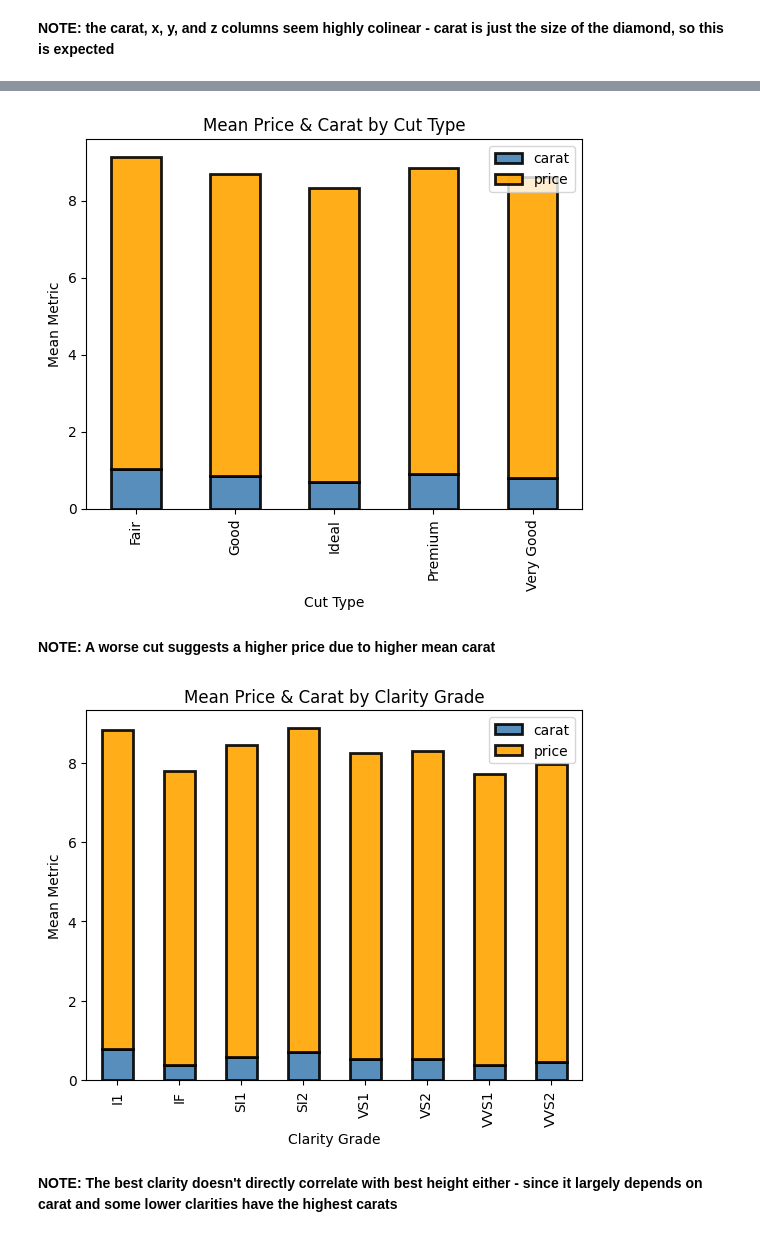
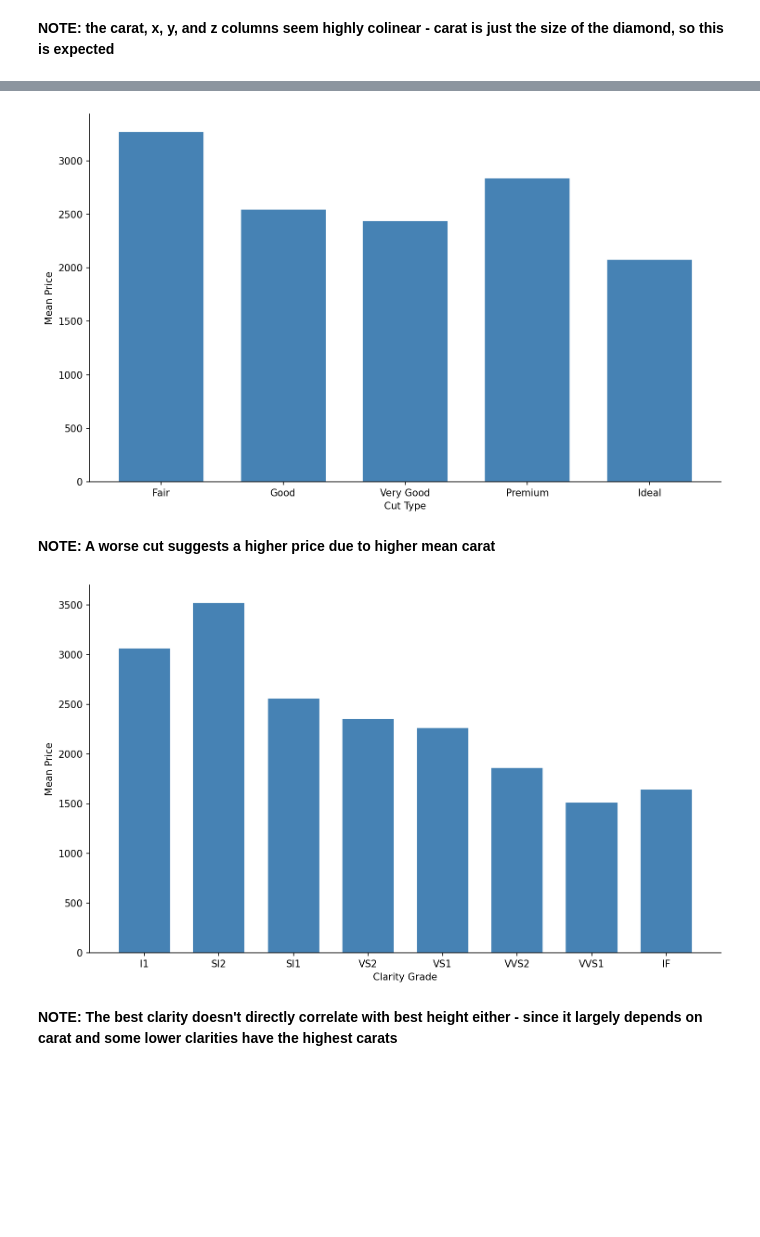
Before and after one commit to hxza1fa/AI-Internship, a Jupyter notebook: week4/machine-learning/unsupervised/diamonds-2022-clustering.ipynb, the cells around one changed output, grey strips where cells are left out. Drawn from its saved outputs; the diff is of its cells as text; code cells hidden in the pictures; blank space fills up the shorter version.

```diff
--- a/week4/machine-learning/unsupervised/diamonds-2022-clustering.ipynb
+++ b/week4/machine-learning/unsupervised/diamonds-2022-clustering.ipynb
@@ -175,36 +199,77 @@ plt.show()
 # %%
-# See the mean price per cut
+import os
 
-untransformed_carat = np.expm1(df['carat'])
-transformed_carat = df['carat'].copy()
+output_dir = "/home/huzaifa/Downloads/img"
+os.makedirs(output_dir, exist_ok=True)
 
-df['carat'] = untransformed_carat
+fig, ax = plt.subplots(figsize=(10, 6), dpi=150)
 
-cut_type_metrics = df.groupby('cut')[['carat', 'price']].mean()
+price_by_cut = df.groupby("cut")["price"].mean()
+order = ["Fair", "Good", "Very Good", "Premium", "Ideal"]
+price_by_cut = price_by_cut.reindex(order)
 
-cut_type_metrics.plot(kind='bar', stacked=True, color=['steelblue', 'orange'], linewidth=2, edgecolor='black', alpha=0.9)
-plt.title('Mean Price & Carat by Cut Type')
-plt.xlabel('Cut Type')
-plt.ylabel('Mean Metric')
+ax.bar(
+    price_by_cut.index,
+    np.expm1(price_by_cut.values),
+    color="steelblue",
+    edgecolor="white",
+    linewidth=0.8,
+    width=0.7,
+)
+
+ax.set_title("")
+ax.set_xlabel("Cut Type")
+ax.set_ylabel("Mean Price")
+sns.despine(ax=ax)
+
+plt.tight_layout()
+plt.savefig(
+    os.path.join(output_dir, "mean_price_by_cut.png"),
+    dpi=200,
+    bbox_inches="tight",
+    facecolor="white",
+)
 plt.show()
-
-df['carat'] = transformed_carat
 # %% [output]
-[figure, old version]
+[figure, new version]
 # %% [markdown]
 **NOTE: A worse cut suggests a higher price due to higher mean carat**
 # %%
-# Plot mean price by clarity grade
+import os
 
-price_by_clarity = df.groupby('clarity')[['carat', 'price']].mean()
+output_dir = "/home/huzaifa/Downloads/img"
+os.makedirs(output_dir, exist_ok=True)
 
-price_by_clarity.plot(kind='bar', stacked=True, color=['steelblue', 'orange'], linewidth=2, edgecolor='black', alpha=0.9)
-plt.title('Mean Price & Carat by Clarity Grade')
-plt.xlabel('Clarity Grade')
-plt.ylabel('Mean Metric')
+fig, ax = plt.subplots(figsize=(10, 6), dpi=150)
+
+price_by_clarity = df.groupby("clarity")["price"].mean()
+order = ["I1", "SI2", "SI1", "VS2", "VS1", "VVS2", "VVS1", "IF"]
+price_by_clarity = price_by_clarity.reindex(order)
+
+ax.bar(
+    price_by_clarity.index,
+    np.expm1(price_by_clarity.values),
+    color="steelblue",
+    edgecolor="white",
+    linewidth=0.8,
+    width=0.7,
+)
+
+ax.set_title("")
+ax.set_xlabel("Clarity Grade")
+ax.set_ylabel("Mean Price")
+sns.despine(ax=ax)
+
+plt.tight_layout()
+plt.savefig(
+    os.path.join(output_dir, "mean_price_by_clarity.png"),
+    dpi=200,
+    bbox_inches="tight",
+    facecolor="white",
+)
 plt.show()
 # %% [output]
-[figure, old version]
+[figure, new version]
 # %% [markdown]
 **NOTE: The best clarity doesn't directly correlate with best height either - since it largely depends on carat and some lower clarities have the highest carats**
 # %% [markdown]
```
Also changed, not shown: parts of 1 cell of this notebook, 18 other files.
